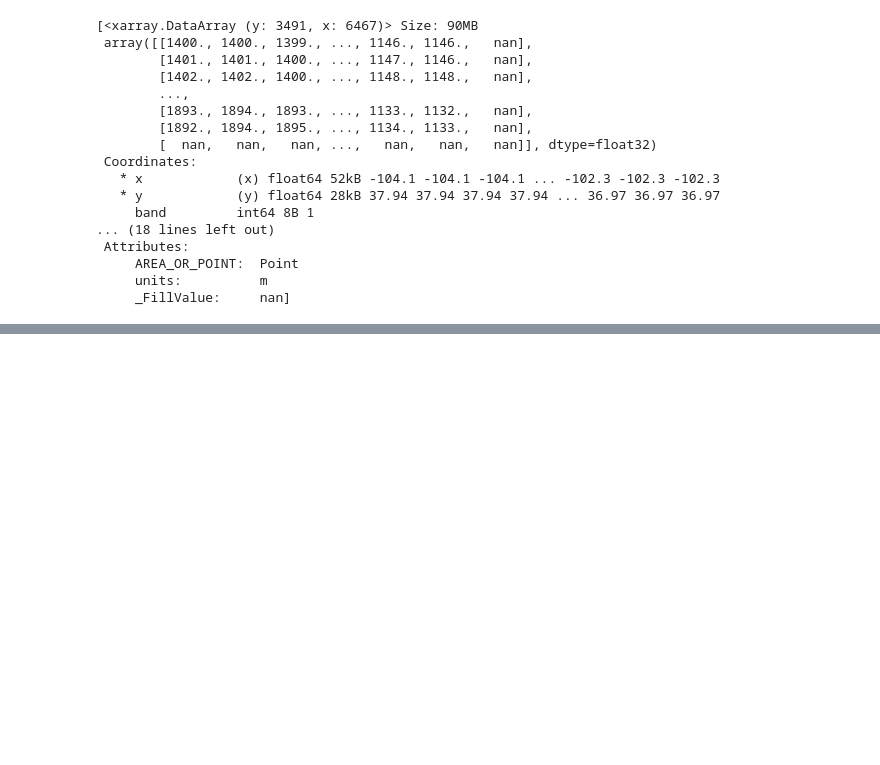
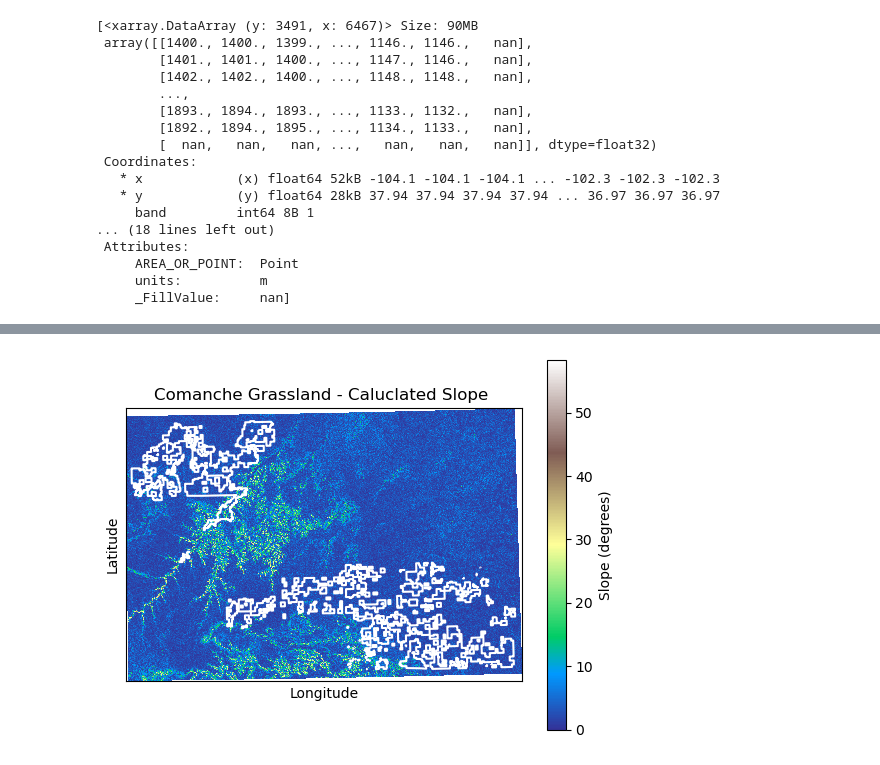
Before and after one commit to brglea/habitat_suitability, a Jupyter notebook: Notebooks/03_srtm_wrangle.ipynb, the cells around one changed output, grey strips where cells are left out. Cells and saved outputs as stored; diff of their text form; code cells hidden in the pictures; blank space fills up the shorter version.

Commit message:
download data finished, moving to fix the harmonizing

```diff
--- a/Notebooks/03_srtm_wrangle.ipynb
+++ b/Notebooks/03_srtm_wrangle.ipynb
@@ -271,9 +299,7 @@ slope_da_list = []
 # Iterate through a list of sites
 for srtm_result in srtm_da_results:
 
-    slope_da_list = []
-
-    # Reproject into epsg utm zone
+    # Reproject into epsg utm zone so units are in meters
     utm13_epsg = 32613
     srtm_proj_da = srtm_result.rio.reproject(utm13_epsg)
 
@@ -281,12 +307,6 @@ for srtm_result in srtm_da_results:
     slope_da = xrspatial.slope(srtm_proj_da)
 
     # Append the data array to the list
-    slope_da_list.append(dict(
-                    utm13_epsg = utm13_epsg,
-                    srtm_proj_da = srtm_proj_da ,
-                    da = slope_da
-                    ))
-    print(slope_da)
+    slope_da_list.append(slope_da)
 
-srtm_df = pd.DataFrame(slope_da_list)
-srtm_df.da.values
+slope_da_list
@@ -295,16 +331,24 @@ slope_da_list
+# %%
+# Name each of the slope da's in the slope_da_list
+slope_comanche = slope_da_list[0]
+slope_pawnee = slope_da_list[1]
 # %%
 # Test to make sure the slope function worked by plotting
-slope_da_list[0].plot(
+# Plot Comanche
+slope_comanche.plot(
     cbar_kwargs={"label": "Slope (degrees)"},
     cmap='terrain',
 )
+# Overlay the boundary of the same study area
 comanche_grassland_gdf.to_crs(utm13_epsg).boundary.plot(
     ax=plt.gca(),
     color='white').set(
         title='Comanche Grassland - Caluclated Slope ',
         xlabel='Longitude',
         ylabel='Latitude',
         xticks=[],
         yticks=[]
     )
 plt.show()
+# %% [output]
+[figure, added]
```
Also changed, not shown: parts of 11 cells of this notebook, 3 other files.
